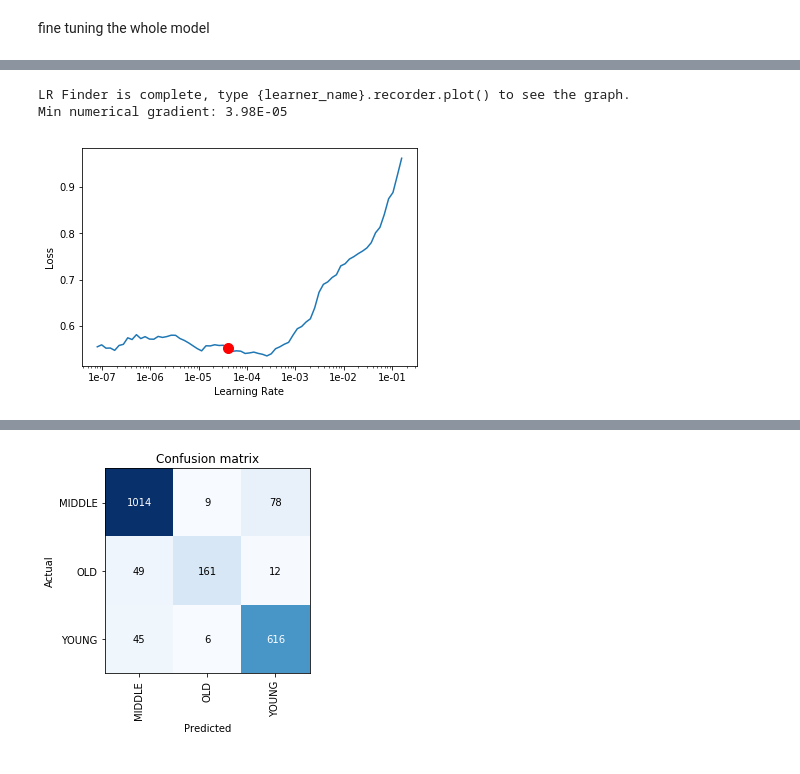
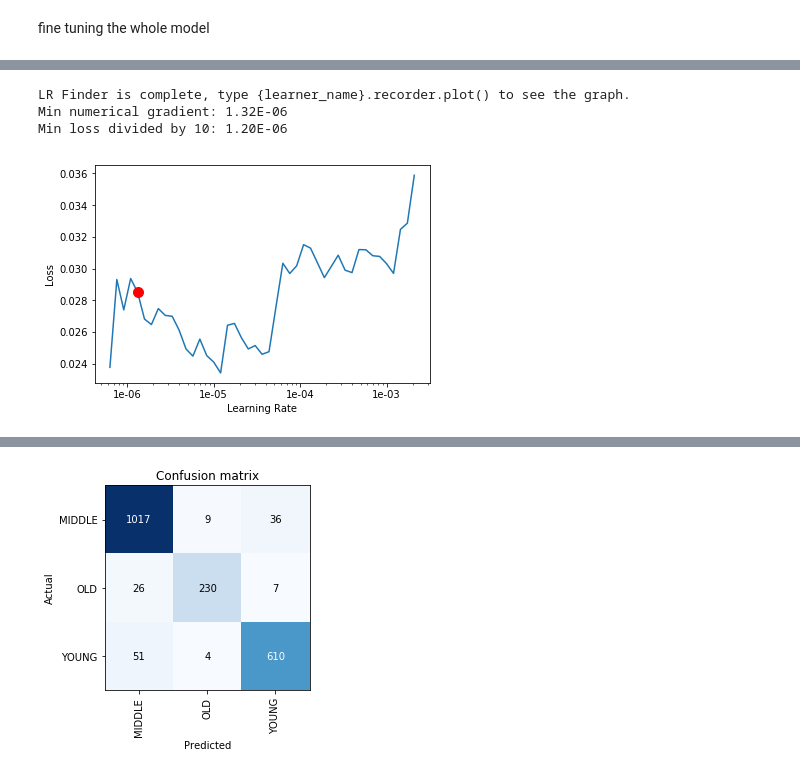
Before and after one commit to BadriPrudhvi/AV_Hackathon, a Jupyter notebook: Age Detection of Indian Actors/actors_av.ipynb, the cells around one changed output, grey strips where cells are left out. Cells and saved outputs as stored; diff of their text form; code cells hidden in the pictures.

```diff
--- a/Age Detection of Indian Actors/actors_av.ipynb
+++ b/Age Detection of Indian Actors/actors_av.ipynb
@@ -74,6 +92,6 @@ src = (ImageList.from_df(train_df, path=Path, folder='Train')
 # %%
-train_set = (src.transform(trfm, size=128, resize_method=3)
-            .databunch(path='.', bs=32, device= torch.device('cuda'))
-            .normalize(imagenet_stats)
-            )
+data = (src.transform(trfm, size=128, padding_mode='reflection', resize_method=ResizeMethod.SQUISH)
+        .databunch(path='.', bs=64, device= torch.device('cuda:0'))
+        .normalize(imagenet_stats)
+        )
 # %%
@@ -98,0 +109,12 @@ learn = cnn_learner(train_set
+# %%
+model_name = 'efficientnet-b3'
+def getModel(pret):
+    model = EfficientNet.from_pretrained(model_name)
+    model._fc = nn.Linear(model._fc.in_features,data.c)
+    return model
+# %%
+learn = Learner(data
+                ,getModel(True)
+                ,metrics=[error_rate, accuracy]
+                ,callback_fns = ShowGraph
+               )
@@ -112,4 +132,4 @@ Min numerical gradient: 1.45E-03
 # %%
-learn.fit_one_cycle(6, slice(1e-3), wd=0.1)
+learn.fit_one_cycle(10, slice(1e-3), wd=0.2)
 # %% [output]
 | epoch | train_loss | valid_loss | error_rate | accuracy | time |
@@ -132,8 +151,10 @@ learn.unfreeze()
 # %%
-learn.lr_find(start_lr=1e-8)
+learn.unfreeze()
+learn.lr_find()
 learn.recorder.plot(suggestion=True)
 # %% [output]
 [interactive output not drawn]
 LR Finder is complete, type {learner_name}.recorder.plot() to see the graph.
-Min numerical gradient: 3.98E-05
+Min numerical gradient: 1.32E-06
+Min loss divided by 10: 1.20E-06
-[figure, old version]
+[figure, new version]
```
Also changed, not shown: parts of 42 cells of this notebook, 2 other files.
